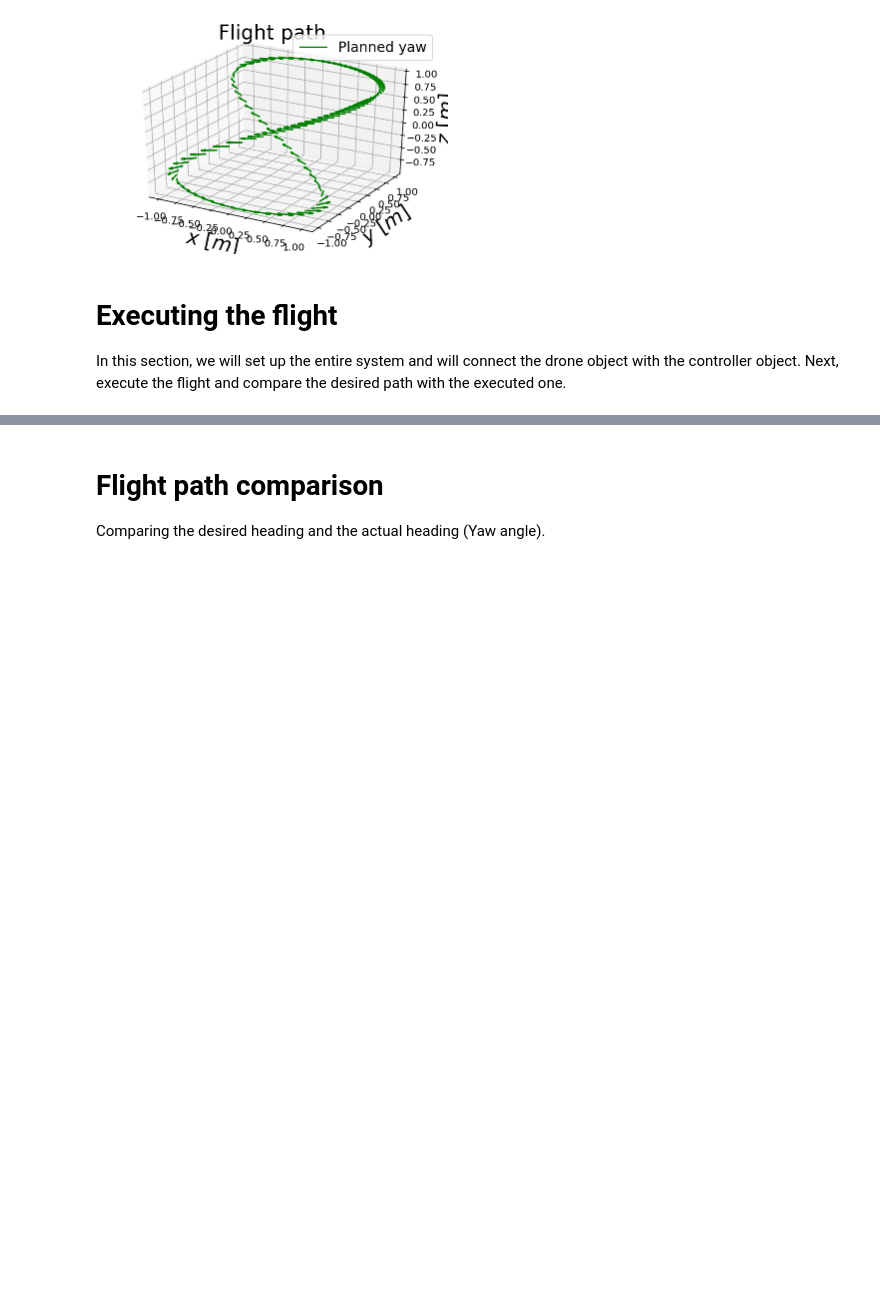
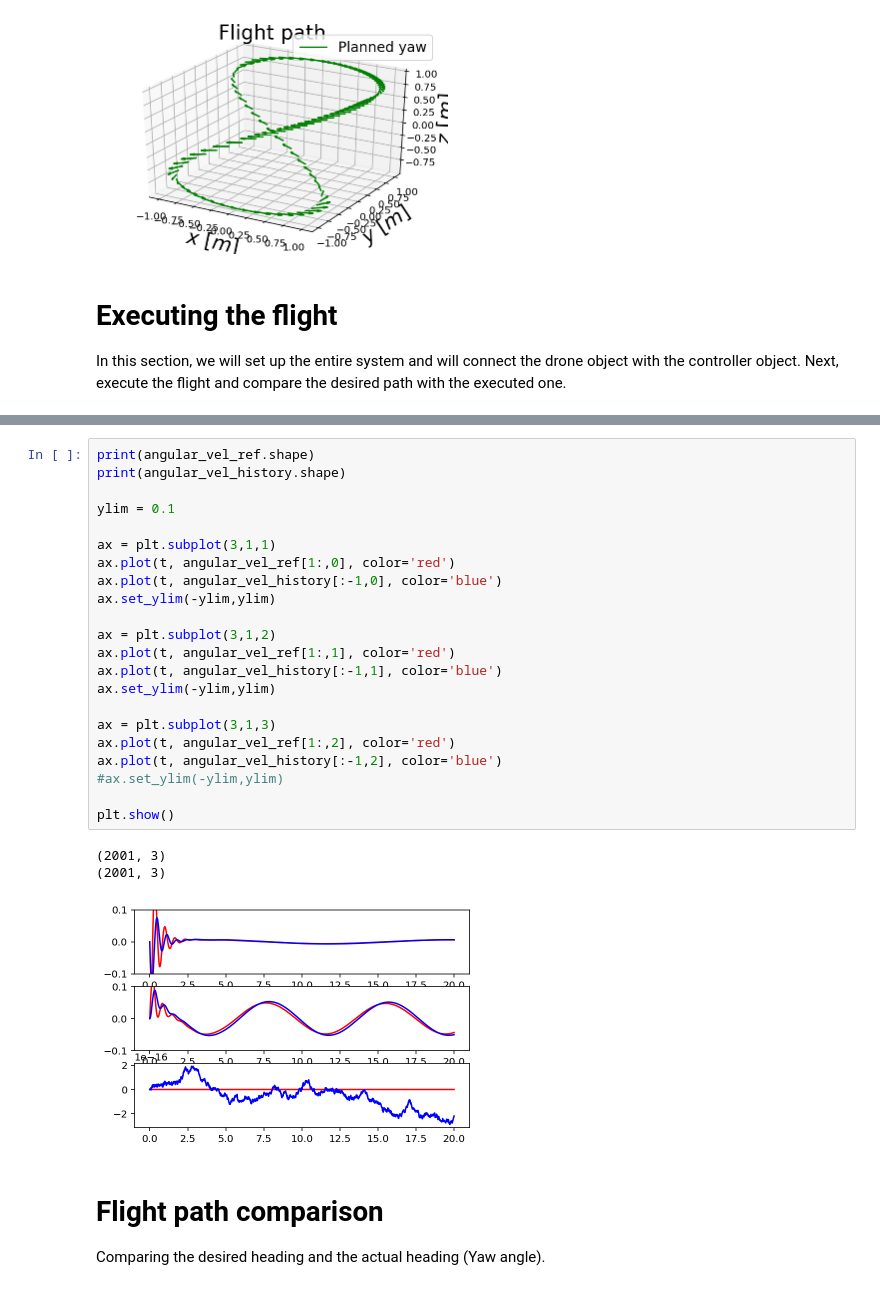
Before and after one commit to miker2/FCND-udacity, a Jupyter notebook: jupyter_notebooks/3_Controls/4_Full3DControl/Lesson 4 - 3D Drone-Full-Notebook.ipynb, the cells around one changed output, grey strips where cells are left out. Cells and saved outputs as stored; diff of their text form; blank space fills up the shorter version.

```diff
--- a/jupyter_notebooks/3_Controls/4_Full3DControl/Lesson 4 - 3D Drone-Full-Notebook.ipynb
+++ b/jupyter_notebooks/3_Controls/4_Full3DControl/Lesson 4 - 3D Drone-Full-Notebook.ipynb
@@ -1073,3 +1051,29 @@ Bad omega_3: -5.703050772027745e+189
+# %%
+print(angular_vel_ref.shape)
+print(angular_vel_history.shape)
+
+ylim = 0.1
+
+ax = plt.subplot(3,1,1)
+ax.plot(t, angular_vel_ref[1:,0], color='red')
+ax.plot(t, angular_vel_history[:-1,0], color='blue')
+ax.set_ylim(-ylim,ylim)
+
+ax = plt.subplot(3,1,2)
+ax.plot(t, angular_vel_ref[1:,1], color='red')
+ax.plot(t, angular_vel_history[:-1,1], color='blue')
+ax.set_ylim(-ylim,ylim)
+
+ax = plt.subplot(3,1,3)
+ax.plot(t, angular_vel_ref[1:,2], color='red')
+ax.plot(t, angular_vel_history[:-1,2], color='blue')
+#ax.set_ylim(-ylim,ylim)
+
+plt.show()
+# %% [output]
+(2001, 3)
+(2001, 3)
+[figure, added]
 # %% [markdown]
 # Flight path comparison
 
```
Also changed, not shown: parts of 14 cells of this notebook.
